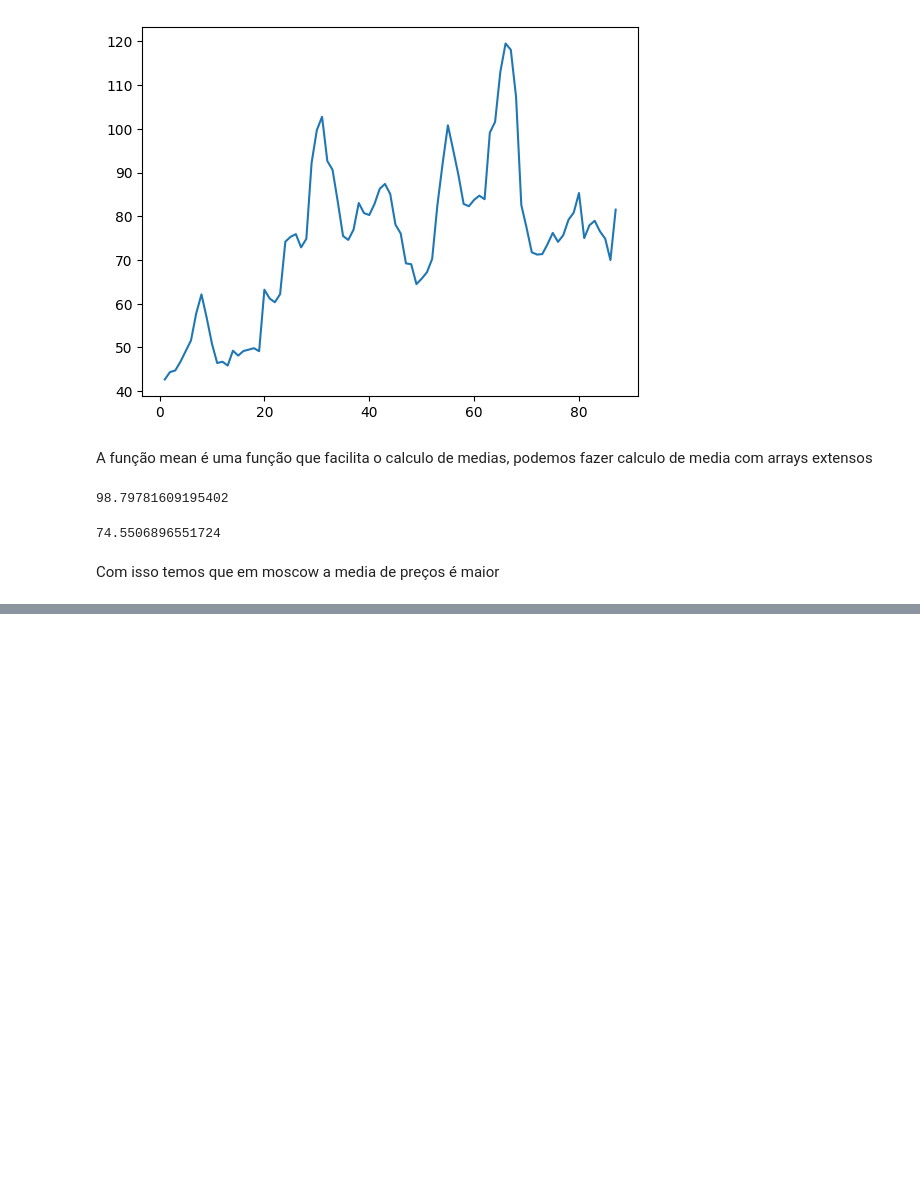
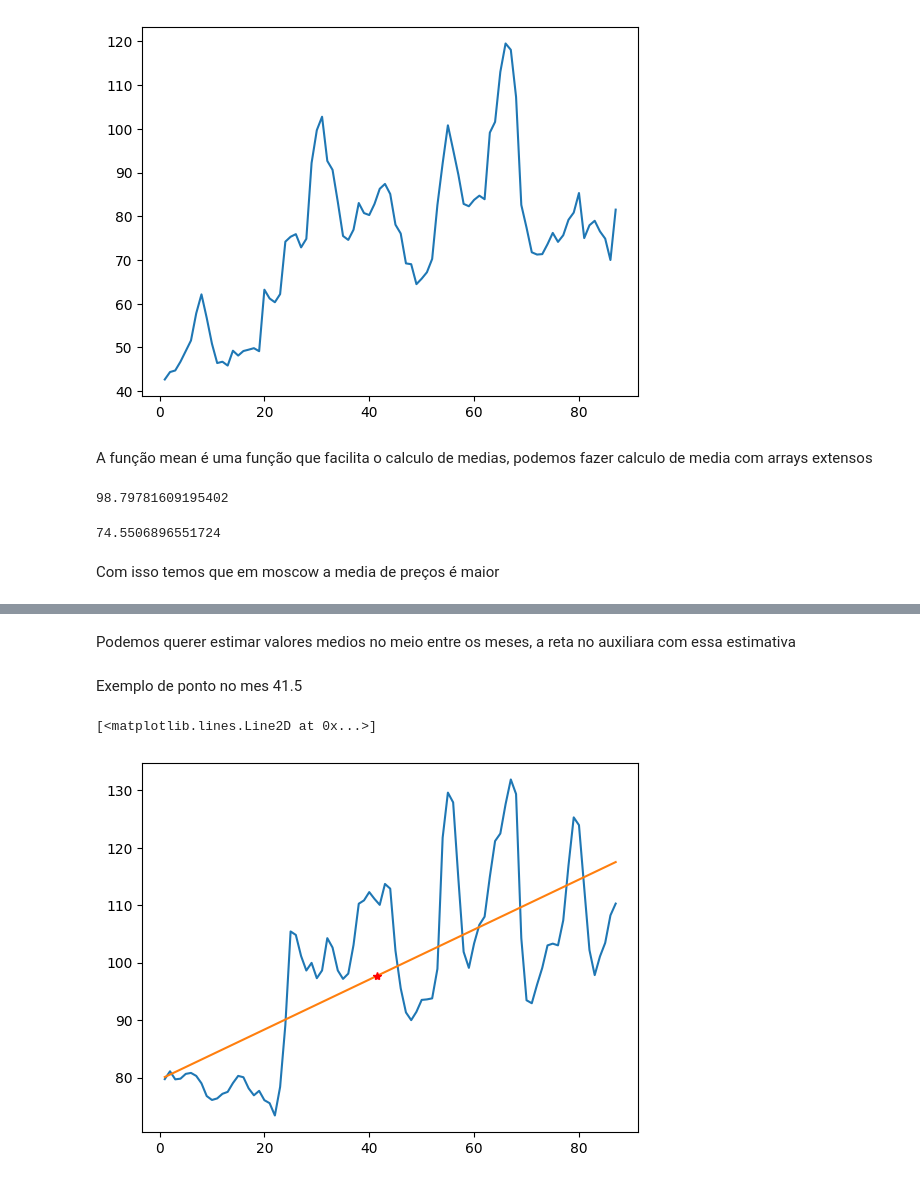
Before and after one commit to GustavoDwSantos/cursosalura, a Jupyter notebook: Python Para Data Science/NumPy_Analise_numerica.ipynb, the cells around one changed output, grey strips where cells are left out. Drawn from its saved outputs; the diff is of its cells as text; code cells hidden in the pictures; blank space fills up the shorter version.

```diff
--- a/Python Para Data Science/NumPy_Analise_numerica.ipynb
+++ b/Python Para Data Science/NumPy_Analise_numerica.ipynb
@@ -292,0 +392,11 @@ Com isso temos que em moscow a media de preços é maior
+# %% [markdown]
+Podemos querer estimar valores medios no meio entre os meses, a reta no auxiliara com essa estimativa
+# %% [markdown]
+Exemplo de ponto no mes 41.5
+# %%
+plt.plot(datas,Moscow)
+plt.plot(x,y)
+plt.plot(41.5,41.5*a+b,'*r')
+# %% [output]
+[<matplotlib.lines.Line2D at 0x...>]
+[figure, added]
```
Also changed, not shown: parts of 60 cells of this notebook, 1 other file.
